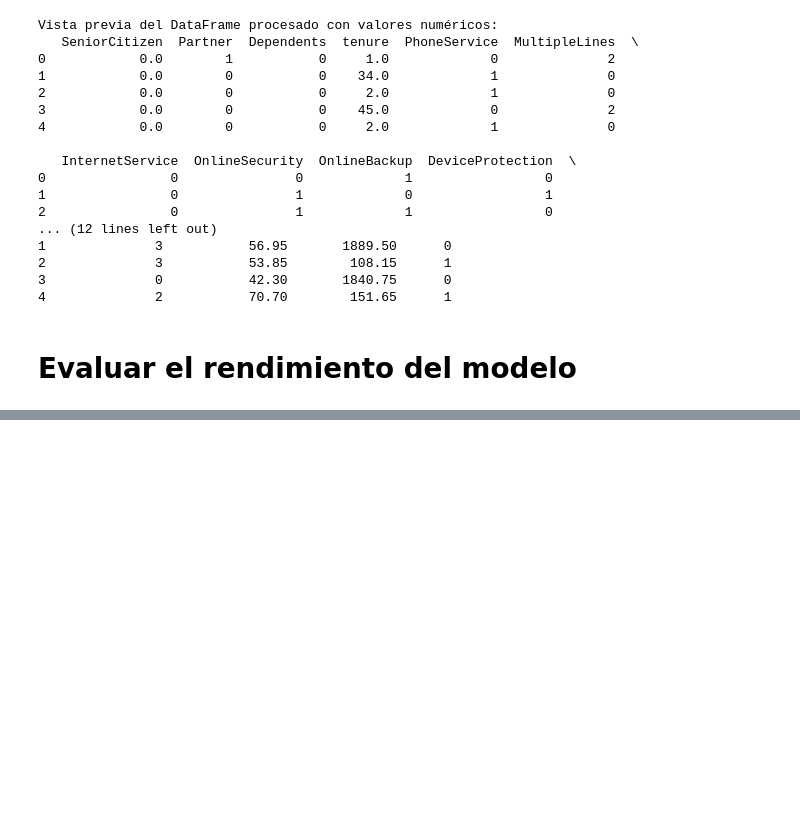
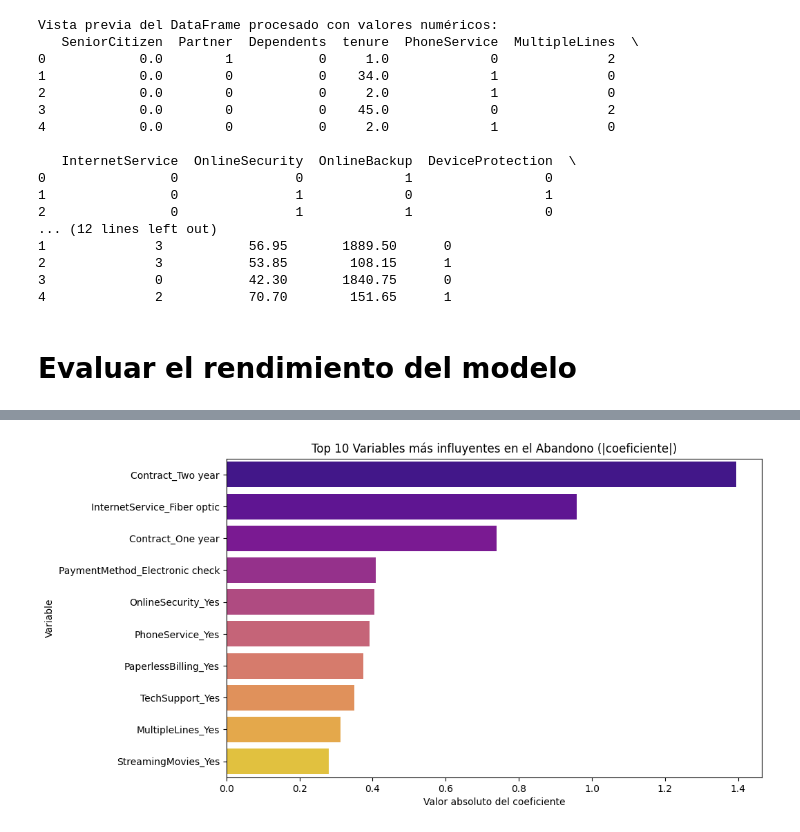
Before and after one commit to PALACIOS1259/Cienciadedatos, a Jupyter notebook: Untitled.ipynb, the cells around one changed output, grey strips where cells are left out. Cells and saved outputs as stored; diff of their text form; code cells hidden in the pictures; blank space fills up the shorter version.

```diff
--- a/Untitled.ipynb
+++ b/Untitled.ipynb
@@ -393,0 +557,84 @@ Vista previa del DataFrame procesado con valores numéricos:
+# %%
+import pandas as pd
+import numpy as np
+from sklearn.model_selection import train_test_split
+from sklearn.impute import SimpleImputer
+from sklearn.linear_model import LogisticRegression
+from sklearn.metrics import accuracy_score, precision_score, recall_score, f1_score, confusion_matrix, classification_report
+import matplotlib.pyplot as plt
+import seaborn as sns
+
+# 1. Cargar datos
+df = pd.read_csv('telecom.csv')
+
+# 2. Eliminar columnas irrelevantes
+cols_drop = ['customerID', 'gender']  # Puedes agregar más si lo consideras necesario
+df = df.drop(columns=cols_drop)
+
+# 3. Imputar valores nulos en columnas numéricas
+num_cols = df.select_dtypes(include=[np.number]).columns
+imputer = SimpleImputer(strategy='median')
+df[num_cols] = imputer.fit_transform(df[num_cols])
+
+# 4. Imputar nulos de categóricas (si hay)
+cat_cols = df.select_dtypes(include=['object']).columns.drop('Churn')
+df[cat_cols] = df[cat_cols].fillna('Unknown')
+
+# 5. Codificar variables categóricas
+df = pd.get_dummies(df, columns=cat_cols, drop_first=True)
+
+# 6. Preparar variables predictoras y objetivo
+X = df.drop('Churn', axis=1)
+y = df['Churn'].map({'Yes': 1, 'No': 0})  # Convierte a binario
+
+# 7. Separar train y test
+X_train, X_test, y_train, y_test = train_test_split(X, y, test_size=0.2, random_state=42, stratify=y)
+
+# 8. Entrenar modelo de Regresión Logística
+model = LogisticRegression(max_iter=1000, solver='lbfgs')
+model.fit(X_train, y_train)
+
+# 9. Evaluación del modelo
+y_pred = model.predict(X_test)
+accuracy = accuracy_score(y_test, y_pred)
+precision = precision_score(y_test, y_pred)
+recall = recall_score(y_test, y_pred)
+f1 = f1_score(y_test, y_pred)
+cm = confusion_matrix(y_test, y_pred)
+cr = classification_report(y_test, y_pred)
+
+print("="*40)
+print("      Métricas de Rendimiento del Modelo")
+print("="*40)
+print(f"Accuracy : {accuracy:.4f}")
+print(f"Precision: {precision:.4f}")
+print(f"Recall   : {recall:.4f}")
+print(f"F1 Score : {f1:.4f}")
+print("-"*40)
+print("Matriz de Confusión:")
+print(cm)
+print("-"*40)
+print("Reporte de Clasificación:")
+print(cr)
+print("="*40)
+
+# 10. Coeficientes de Regresión Logística (causas del abandono)
+coefs = pd.Series(model.coef_[0], index=X.columns)
+coefs_abs = coefs.abs().sort_values(ascending=False)
+print("\nVariables más influyentes (en valor absoluto, top 10):")
+print(coefs_abs.head(10))
+
+# 11. Visualización de los coeficientes más relevantes
+plt.figure(figsize=(10,6))
+sns.barplot(x=coefs_abs.head(10), y=coefs_abs.head(10).index, palette="plasma")
+plt.title('Top 10 Variables más influyentes en el Abandono (|coeficiente|)')
+plt.xlabel('Valor absoluto del coeficiente')
+plt.ylabel('Variable')
+plt.show()
+
+# Si quieres ver los coeficientes con signo para interpretación:
+print("\nSigno de los coeficientes principales (positivo: aumenta riesgo de abandono):")
+print(coefs.sort_values(ascending=False).head(10))
+print("\nNegativos (protegen contra el abandono):")
+print(coefs.sort_values().head(10))
+# %% [output]
@@ -393,0 +669 @@ Vista previa del DataFrame procesado con valores numéricos:
+[figure, added]
```
Also changed, not shown: parts of 6 cells of this notebook.
